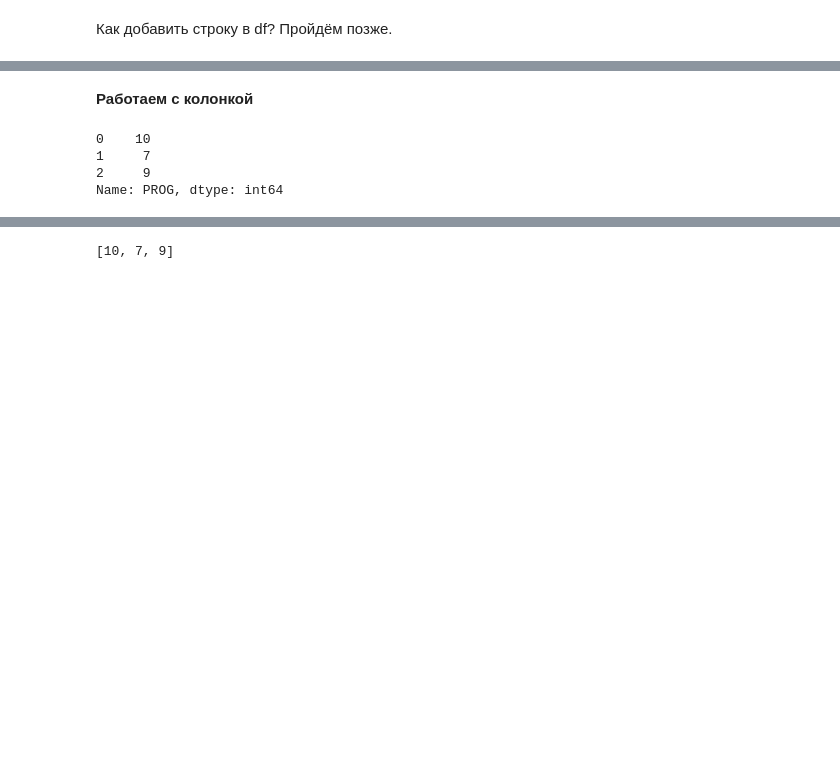
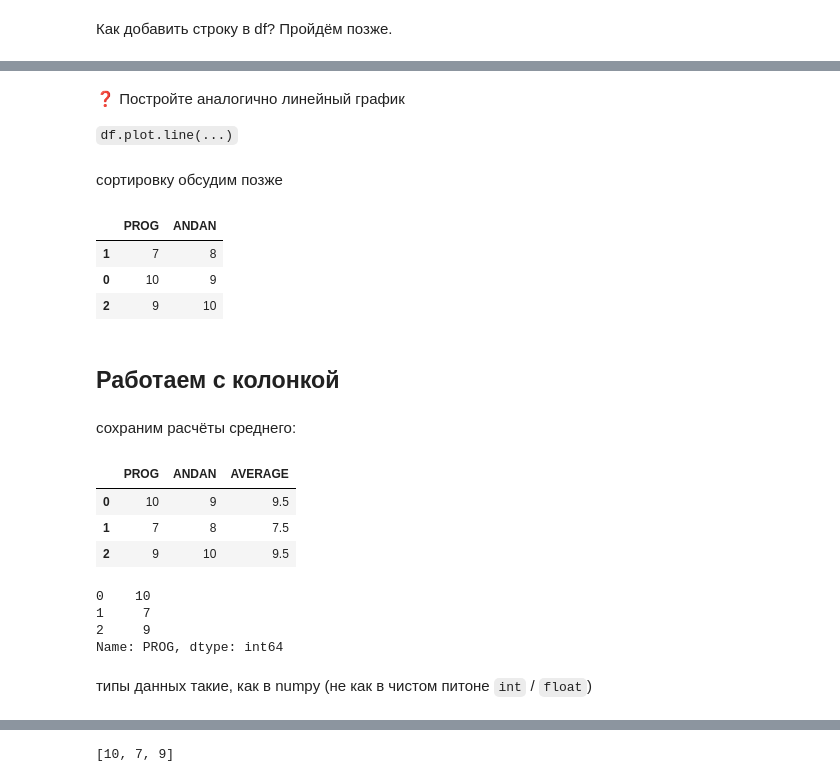
Before and after one commit to bamaxi/dataan-2023-arthist, a Jupyter notebook: seminars/10-andan-pandas.ipynb, the cells around one changed output, grey strips where cells are left out. Drawn from its saved outputs; the diff is of its cells as text; code cells hidden in the pictures; blank space fills up the shorter version.

```diff
--- a/seminars/10-andan-pandas.ipynb
+++ b/seminars/10-andan-pandas.ipynb
@@ -91,0 +315,4 @@ memory usage: 200.0 bytes
+# %% [markdown]
+❓ Постройте аналогично линейный график
+
+`df.plot.line(...)`
@@ -92,5 +321,24 @@ memory usage: 200.0 bytes
+# %% [markdown]
+сортировку обсудим позже
+# %%
+df.sort_values("ANDAN")
+# %% [output]
+|  | PROG | ANDAN |
+| 1 | 7 | 8 |
+| 0 | 10 | 9 |
+| 2 | 9 | 10 |
 # %% [markdown]
-**Работаем с колонкой**
+## Работаем с колонкой
+# %% [markdown]
+сохраним расчёты среднего:
+# %%
+df["AVERAGE"] = df.mean(axis=1)
+df
+# %% [output]
+|  | PROG | ANDAN | AVERAGE |
+| 0 | 10 | 9 | 9.5 |
+| 1 | 7 | 8 | 7.5 |
+| 2 | 9 | 10 | 9.5 |
 # %%
 df['PROG']
 # %% [output]
@@ -98,3 +346,5 @@ df['PROG']
 1     7
 2     9
 Name: PROG, dtype: int64
+# %% [markdown]
+типы данных такие, как в numpy (не как в чистом питоне `int` / `float`)
```
Also changed, not shown: parts of 98 cells of this notebook, 1 other file.
